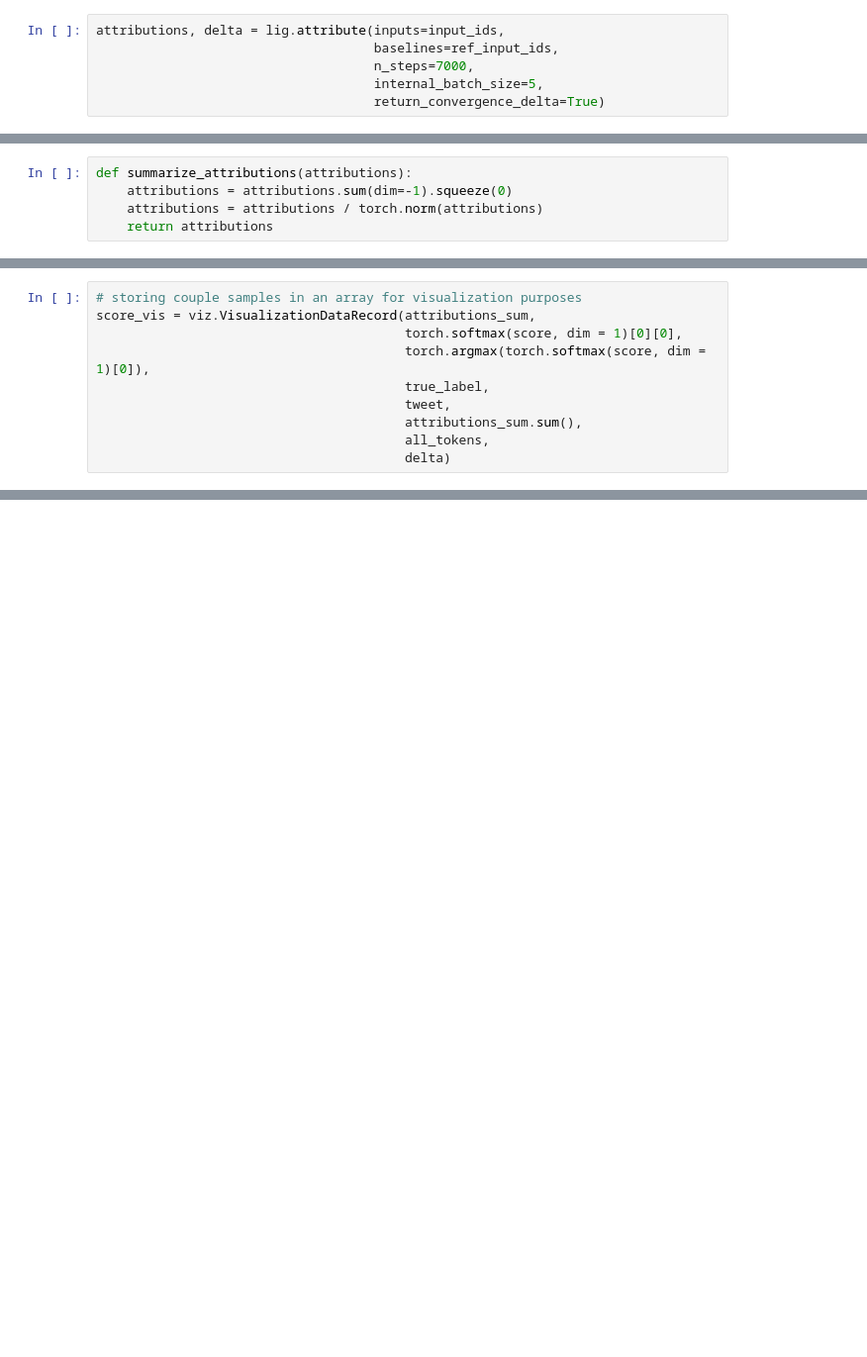
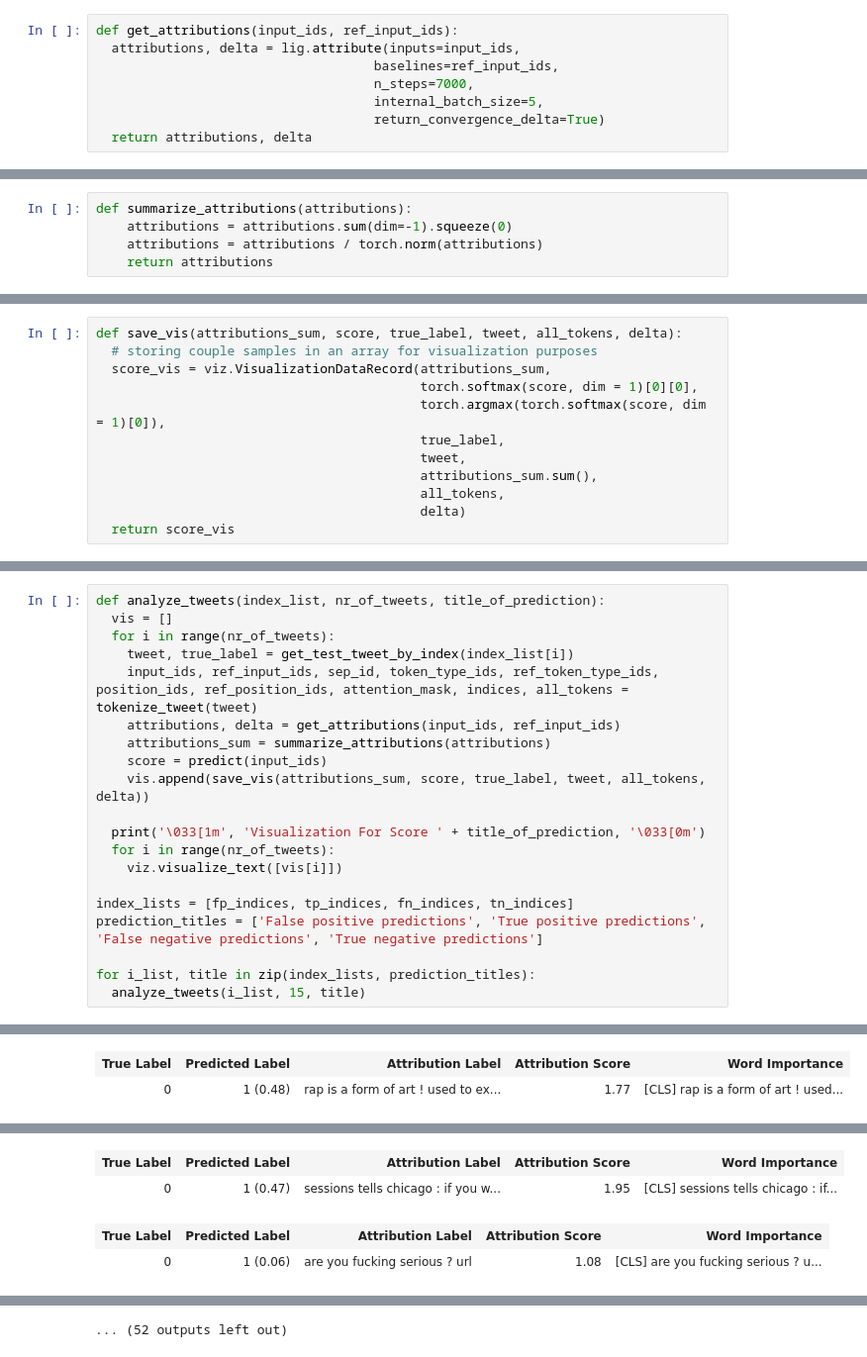
Before and after one commit to josbex/HS-detection_in_social_media_posts, a Jupyter notebook: Interpretation_of_BERT_using_captum.ipynb, the cells around one changed output, grey strips where cells are left out. Shown: that part at 99% size. Cells and saved outputs as stored; diff of their text form; blank space fills up the shorter version.

```diff
--- a/Interpretation_of_BERT_using_captum.ipynb
+++ b/Interpretation_of_BERT_using_captum.ipynb
@@ -191,7 +144,9 @@ tensor([0.6917], device='cuda:0', grad_fn=<SelectBackward>)
 # %%
-attributions, delta = lig.attribute(inputs=input_ids,
+def get_attributions(input_ids, ref_input_ids):
+  attributions, delta = lig.attribute(inputs=input_ids,
                                     baselines=ref_input_ids,
                                     n_steps=7000,
                                     internal_batch_size=5,
                                     return_convergence_delta=True)
+  return attributions, delta
 # %%
@@ -213,10 +162,12 @@ attributions_sum = summarize_attributions(attributions)
 # %%
-# storing couple samples in an array for visualization purposes
-score_vis = viz.VisualizationDataRecord(attributions_sum,
-                                        torch.softmax(score, dim = 1)[0][0],
-                                        torch.argmax(torch.softmax(score, dim = 1)[0]),
-                                        true_label,
-                                        tweet,
-                                        attributions_sum.sum(),
-                                        all_tokens,
-                                        delta)
+def save_vis(attributions_sum, score, true_label, tweet, all_tokens, delta):
+  # storing couple samples in an array for visualization purposes
+  score_vis = viz.VisualizationDataRecord(attributions_sum,
+                                          torch.softmax(score, dim = 1)[0][0],
+                                          torch.argmax(torch.softmax(score, dim = 1)[0]),
+                                          true_label,
+                                          tweet,
+                                          attributions_sum.sum(),
+                                          all_tokens,
+                                          delta)
+  return score_vis
@@ -229,0 +184,21 @@ viz.visualize_text([score_vis])
+# %%
+def analyze_tweets(index_list, nr_of_tweets, title_of_prediction):
+  vis = []
+  for i in range(nr_of_tweets):
+    tweet, true_label = get_test_tweet_by_index(index_list[i])
+    input_ids, ref_input_ids, sep_id, token_type_ids, ref_token_type_ids, position_ids, ref_position_ids, attention_mask, indices, all_tokens = tokenize_tweet(tweet)
+    attributions, delta = get_attributions(input_ids, ref_input_ids)
+    attributions_sum = summarize_attributions(attributions)
+    score = predict(input_ids)
+    vis.append(save_vis(attributions_sum, score, true_label, tweet, all_tokens, delta))
+
+  print('\033[1m', 'Visualization For Score ' + title_of_prediction, '\033[0m')
+  for i in range(nr_of_tweets):
+    viz.visualize_text([vis[i]])
+
+index_lists = [fp_indices, tp_indices, fn_indices, tn_indices]
+prediction_titles = ['False positive predictions', 'True positive predictions', 'False negative predictions', 'True negative predictions']
+
+for i_list, title in zip(index_lists, prediction_titles):
+  analyze_tweets(i_list, 15, title)
+# %% [output]
@@ -229,0 +221,2 @@ viz.visualize_text([score_vis])
+| True Label | Predicted Label | Attribution Label | Attribution Score | Word Importance |
+| 0 | 1 (0.48) | rap is a form of art ! used to ex... | 1.77 | [CLS] rap is a form of art ! used... |
@@ -229,0 +229,4 @@ viz.visualize_text([score_vis])
+| True Label | Predicted Label | Attribution Label | Attribution Score | Word Importance |
+| 0 | 1 (0.47) | sessions tells chicago : if you w... | 1.95 | [CLS] sessions tells chicago : if... |
+| True Label | Predicted Label | Attribution Label | Attribution Score | Word Importance |
+| 0 | 1 (0.06) | are you fucking serious ? url | 1.08 | [CLS] are you fucking serious ? u... |
@@ -229,0 +243 @@ viz.visualize_text([score_vis])
+... (52 outputs left out)
```
Also changed, not shown: parts of 13 cells of this notebook.
